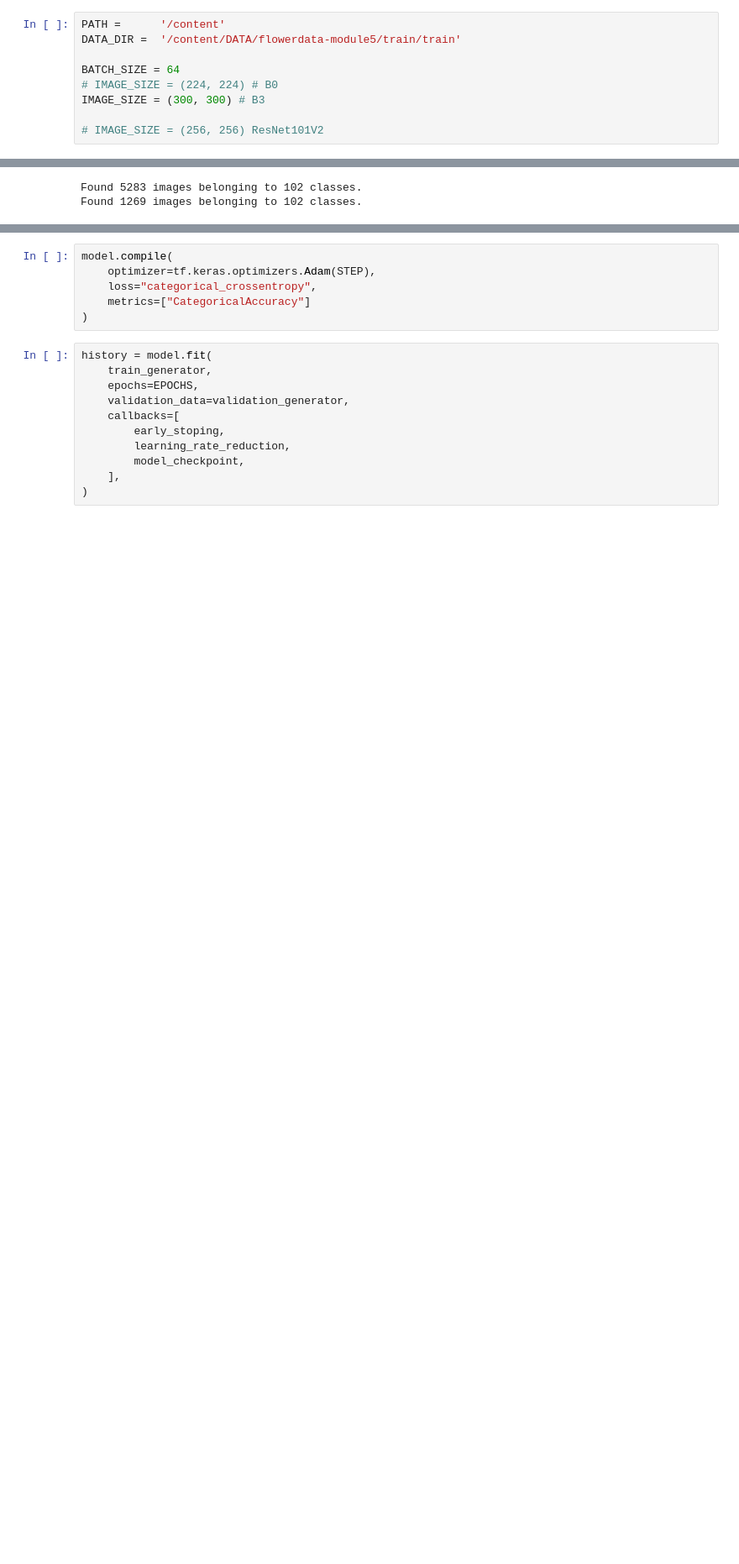
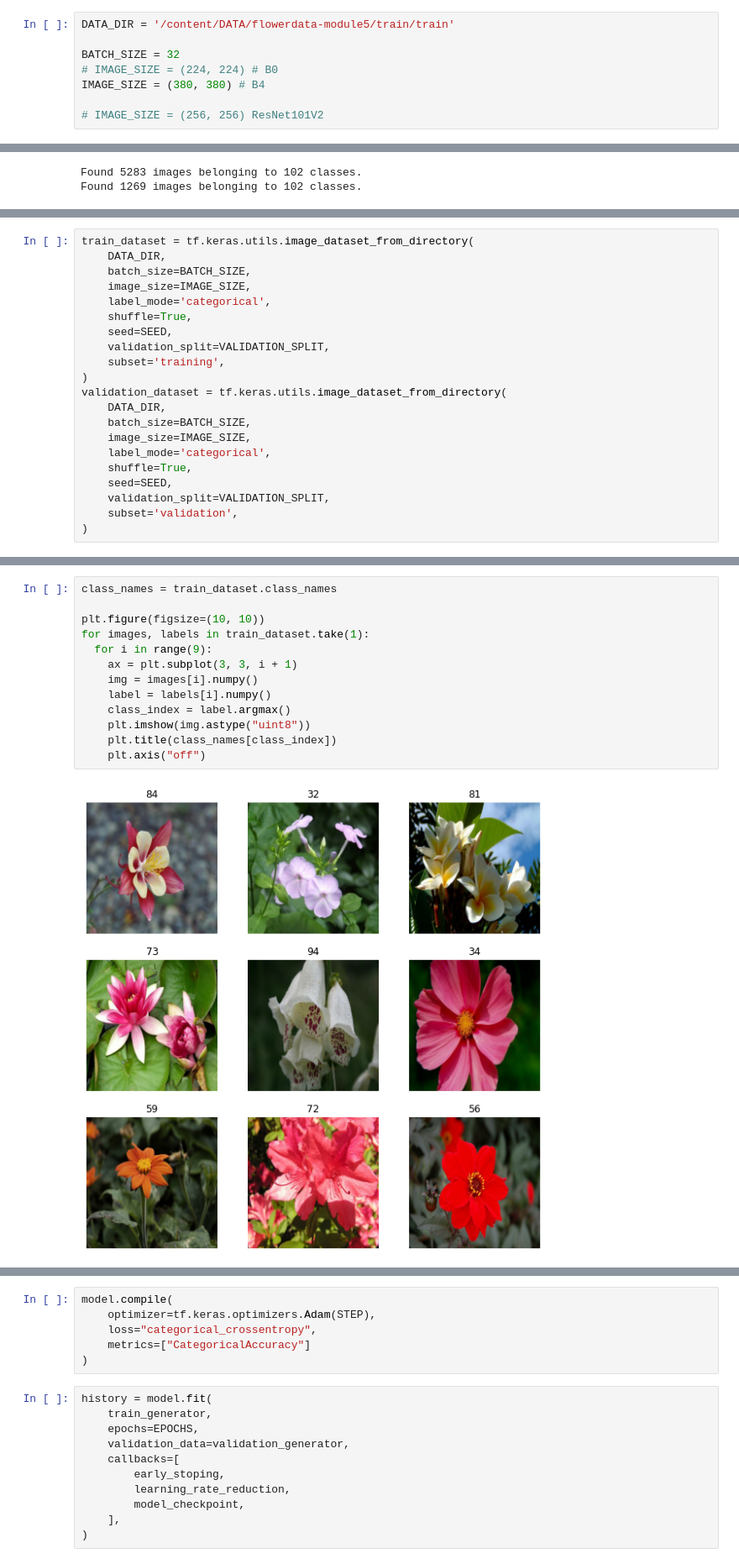
Before and after one commit to tmshv/master, a Jupyter notebook: 02_aid_cv_flowers/flowerdata_module5-classifier.ipynb, the cells around one changed output, grey strips where cells are left out. Shown at 84% size. Cells and saved outputs as stored; diff of their text form; blank space fills up the shorter version.

```diff
--- a/02_aid_cv_flowers/flowerdata_module5-classifier.ipynb
+++ b/02_aid_cv_flowers/flowerdata_module5-classifier.ipynb
@@ -46,10 +42,9 @@ from tensorflow.keras.preprocessing.image import ImageDataGenerator
 # %%
-PATH =      '/content'
-DATA_DIR =  '/content/DATA/flowerdata-module5/train/train'
+DATA_DIR = '/content/DATA/flowerdata-module5/train/train'
 
-BATCH_SIZE = 64
+BATCH_SIZE = 32
 # IMAGE_SIZE = (224, 224) # B0
-IMAGE_SIZE = (300, 300) # B3
+IMAGE_SIZE = (380, 380) # B4
 
 # IMAGE_SIZE = (256, 256) ResNet101V2
 # %%
@@ -115,0 +96,21 @@ ValueError: ignored
+# %%
+train_dataset = tf.keras.utils.image_dataset_from_directory(
+    DATA_DIR,
+    batch_size=BATCH_SIZE,
+    image_size=IMAGE_SIZE,
+    label_mode='categorical',
+    shuffle=True,
+    seed=SEED,
+    validation_split=VALIDATION_SPLIT,
+    subset='training',
+)
+validation_dataset = tf.keras.utils.image_dataset_from_directory(
+    DATA_DIR,
+    batch_size=BATCH_SIZE,
+    image_size=IMAGE_SIZE,
+    label_mode='categorical',
+    shuffle=True,
+    seed=SEED,
+    validation_split=VALIDATION_SPLIT,
+    subset='validation',
+)
@@ -115,0 +122,15 @@ ValueError: ignored
+# %%
+class_names = train_dataset.class_names
+
+plt.figure(figsize=(10, 10))
+for images, labels in train_dataset.take(1):
+  for i in range(9):
+    ax = plt.subplot(3, 3, i + 1)
+    img = images[i].numpy()
+    label = labels[i].numpy()
+    class_index = label.argmax()
+    plt.imshow(img.astype("uint8"))
+    plt.title(class_names[class_index])
+    plt.axis("off")
+# %% [output]
+[figure, added]
```
Also changed, not shown: parts of 20 cells of this notebook.
